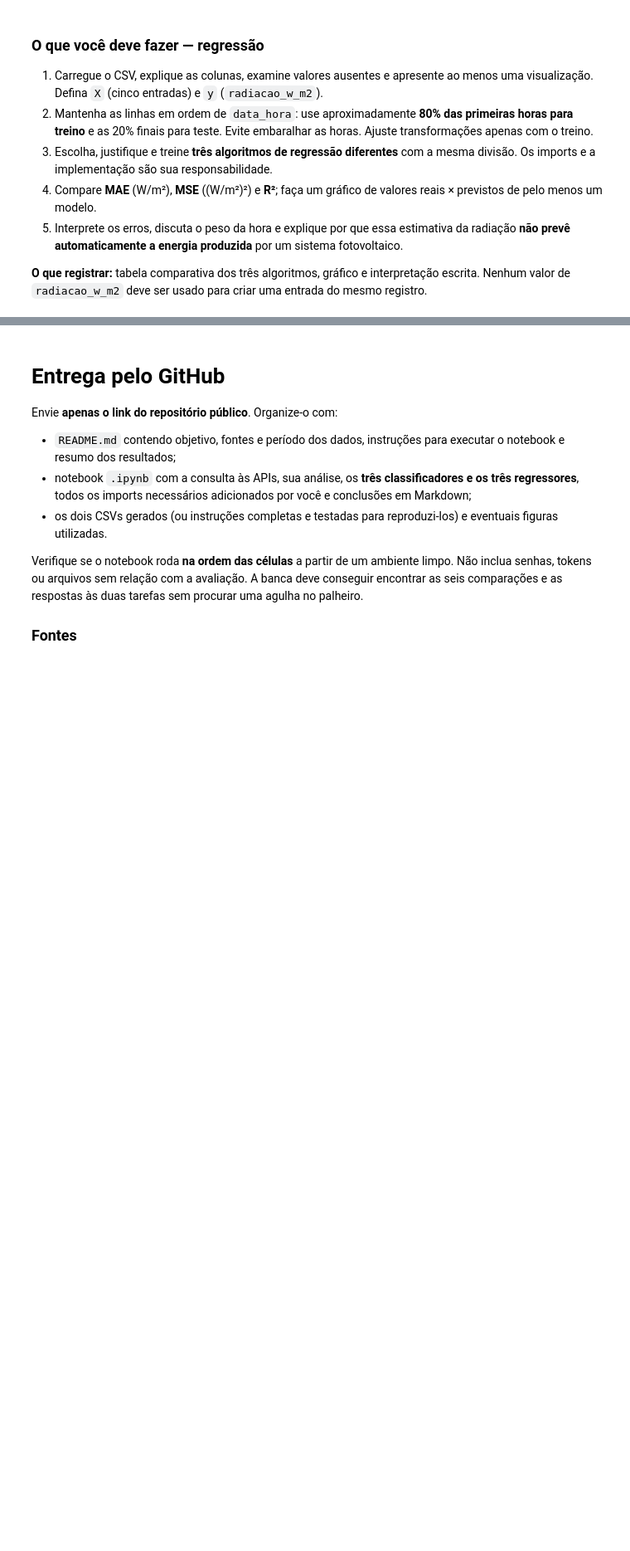
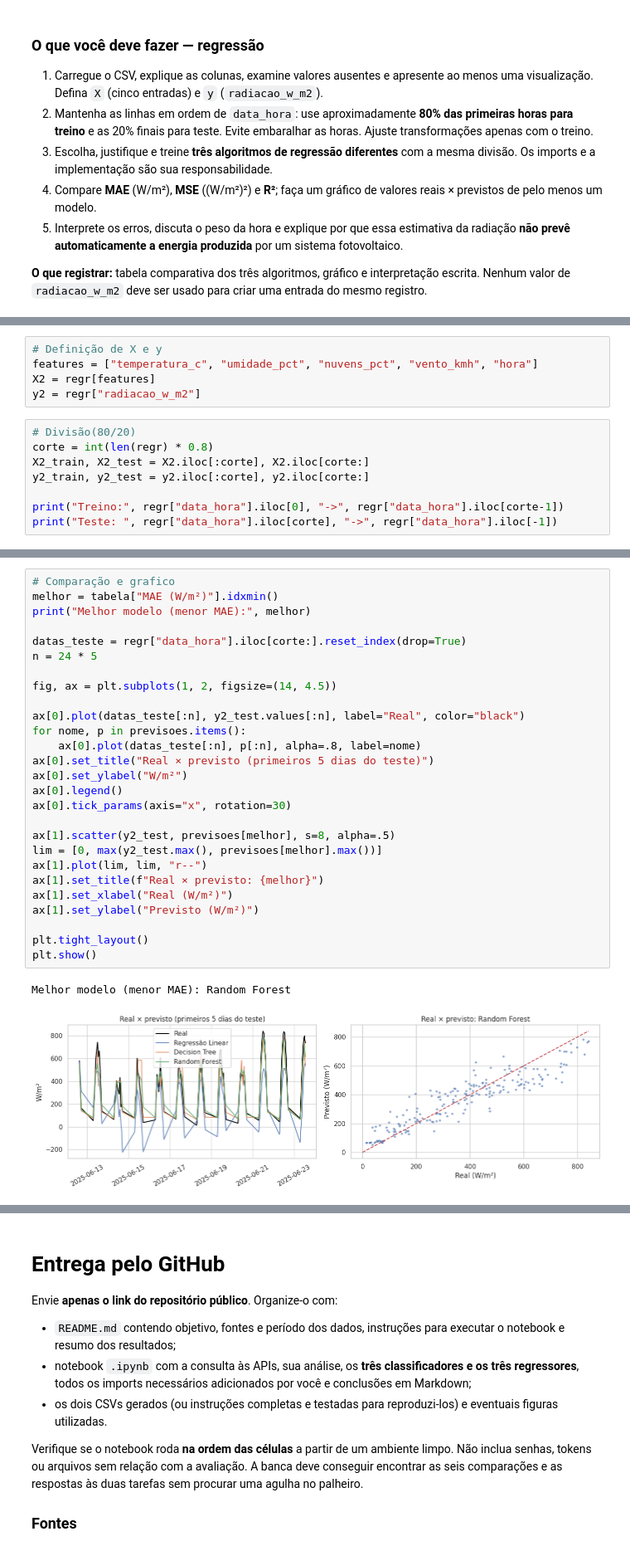
Before and after one commit to ThiagoCalazansLuzNakano/CP_2_Soluces_Renovaveis, a Jupyter notebook: Aula_APIs_Energia_Renovavel_ML.ipynb, the cells around one changed output, grey strips where cells are left out. Shown at 83% size. Saved outputs shown, nothing was run; the diff lists cells and outputs as text; blank space fills up the shorter version.

```diff
--- a/Aula_APIs_Energia_Renovavel_ML.ipynb
+++ b/Aula_APIs_Energia_Renovavel_ML.ipynb
@@ -230,0 +429,13 @@ print("Salvo: meteo_regressao_orange.csv")
+# %%
+# Definição de X e y
+features = ["temperatura_c", "umidade_pct", "nuvens_pct", "vento_kmh", "hora"]
+X2 = regr[features]
+y2 = regr["radiacao_w_m2"]
+# %%
+# Divisão(80/20)
+corte = int(len(regr) * 0.8)
+X2_train, X2_test = X2.iloc[:corte], X2.iloc[corte:]
+y2_train, y2_test = y2.iloc[:corte], y2.iloc[corte:]
+
+print("Treino:", regr["data_hora"].iloc[0], "->", regr["data_hora"].iloc[corte-1])
+print("Teste: ", regr["data_hora"].iloc[corte], "->", regr["data_hora"].iloc[-1])
@@ -230,0 +482,30 @@ print("Salvo: meteo_regressao_orange.csv")
+# %%
+# Comparação e grafico
+melhor = tabela["MAE (W/m²)"].idxmin()
+print("Melhor modelo (menor MAE):", melhor)
+
+datas_teste = regr["data_hora"].iloc[corte:].reset_index(drop=True)
+n = 24 * 5
+
+fig, ax = plt.subplots(1, 2, figsize=(14, 4.5))
+
+ax[0].plot(datas_teste[:n], y2_test.values[:n], label="Real", color="black")
+for nome, p in previsoes.items():
+    ax[0].plot(datas_teste[:n], p[:n], alpha=.8, label=nome)
+ax[0].set_title("Real × previsto (primeiros 5 dias do teste)")
+ax[0].set_ylabel("W/m²")
+ax[0].legend()
+ax[0].tick_params(axis="x", rotation=30)
+
+ax[1].scatter(y2_test, previsoes[melhor], s=8, alpha=.5)
+lim = [0, max(y2_test.max(), previsoes[melhor].max())]
+ax[1].plot(lim, lim, "r--")
+ax[1].set_title(f"Real × previsto: {melhor}")
+ax[1].set_xlabel("Real (W/m²)")
+ax[1].set_ylabel("Previsto (W/m²)")
+
+plt.tight_layout()
+plt.show()
+# %% [output]
+Melhor modelo (menor MAE): Random Forest
+[figure, added]
```
Also changed, not shown: parts of 26 cells of this notebook.
